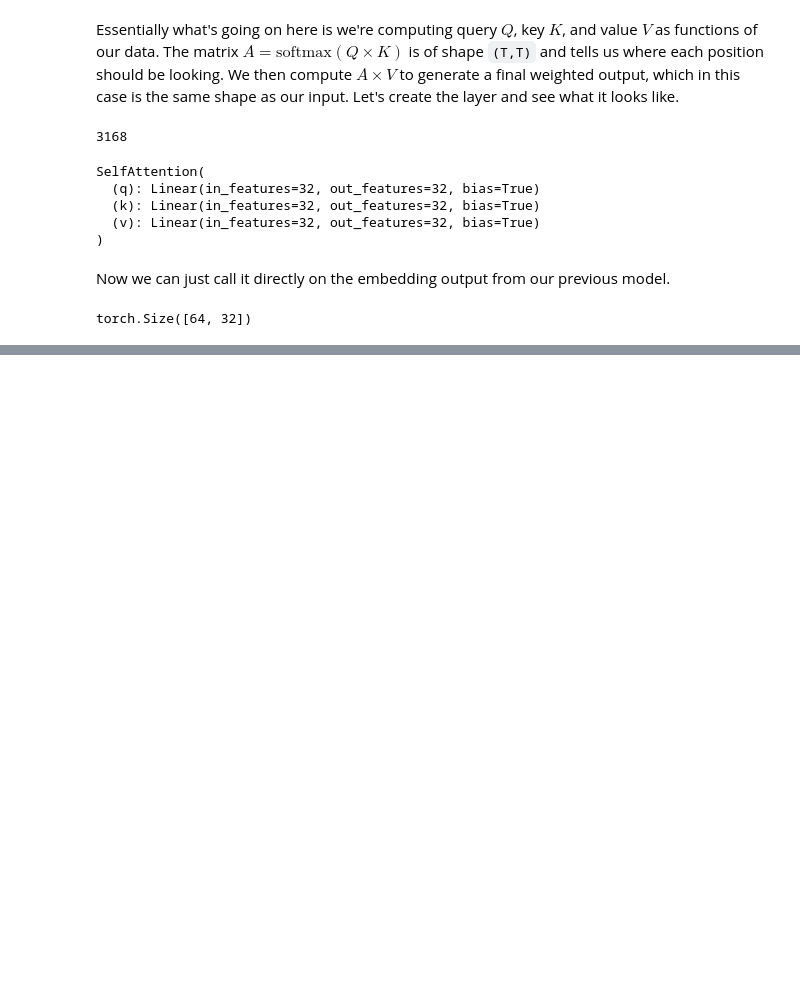
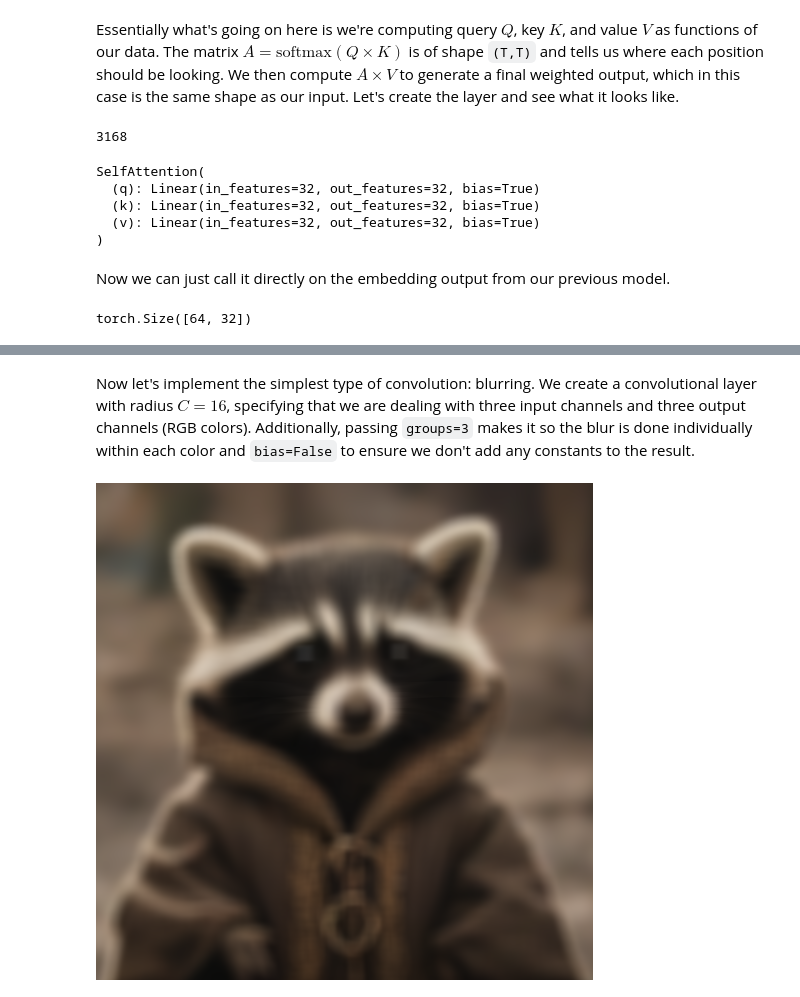
Before and after one commit to iamlemec/grad_code, a Jupyter notebook: code/lecture_6.ipynb, the cells around one changed output, grey strips where cells are left out. Cells and saved outputs as stored; diff of their text form; code cells hidden in the pictures; blank space fills up the shorter version.

```diff
--- a/code/lecture_6.ipynb
+++ b/code/lecture_6.ipynb
@@ -321,0 +362,10 @@ torch.Size([64, 32])
+# %% [markdown]
+Now let's implement the simplest type of convolution: blurring. We create a convolutional layer with radius $C=16$, specifying that we are dealing with three input channels and three output channels (RGB colors). Additionally, passing `groups=3` makes it so the blur is done individually within each color and `bias=False` to ensure we don't add any constants to the result.
+# %%
+C = 16
+m = nn.Conv2d(3, 3, C, groups=3, bias=False)
+m.weight.data.fill_(1/C**2);
+bimg = m(img.float()).to(dtype=torch.uint8)
+toPIL(bimg)
+# %% [output]
+[figure, added]
```
Also changed, not shown: parts of 21 cells of this notebook, 2 other files.
